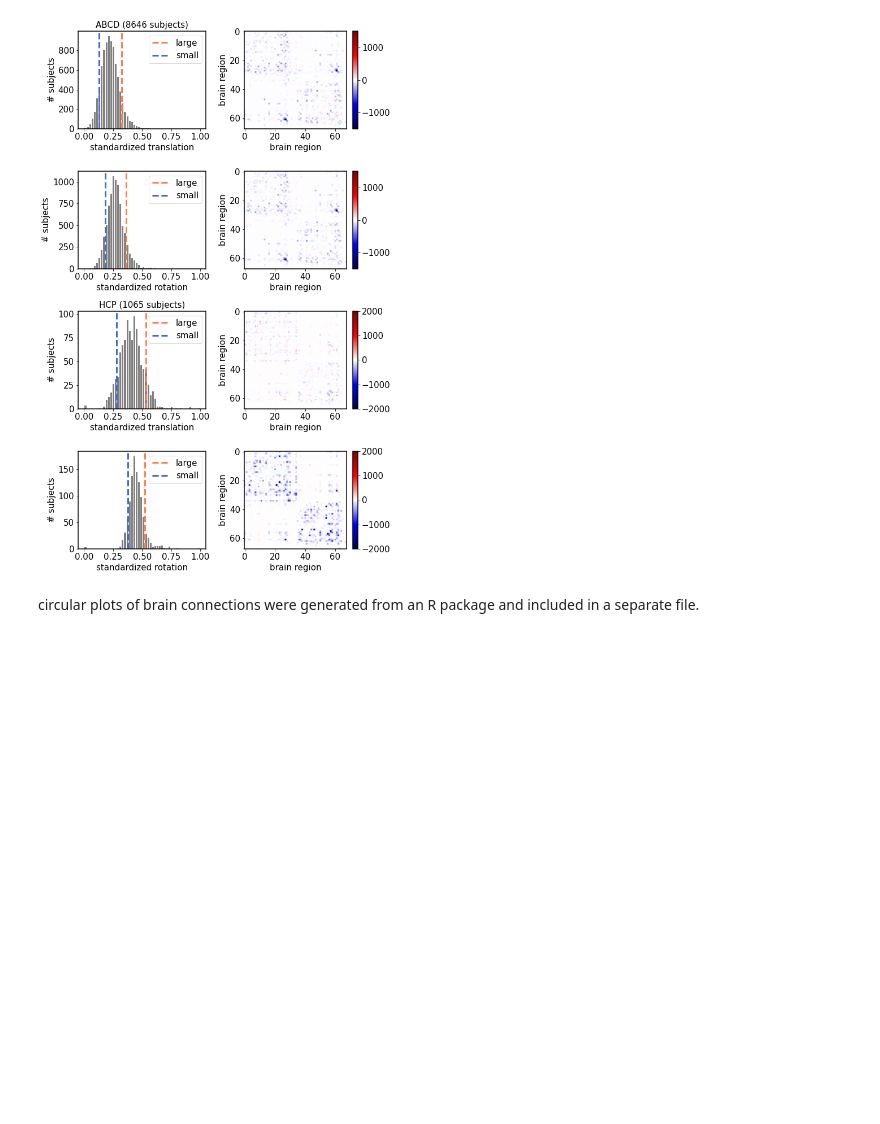
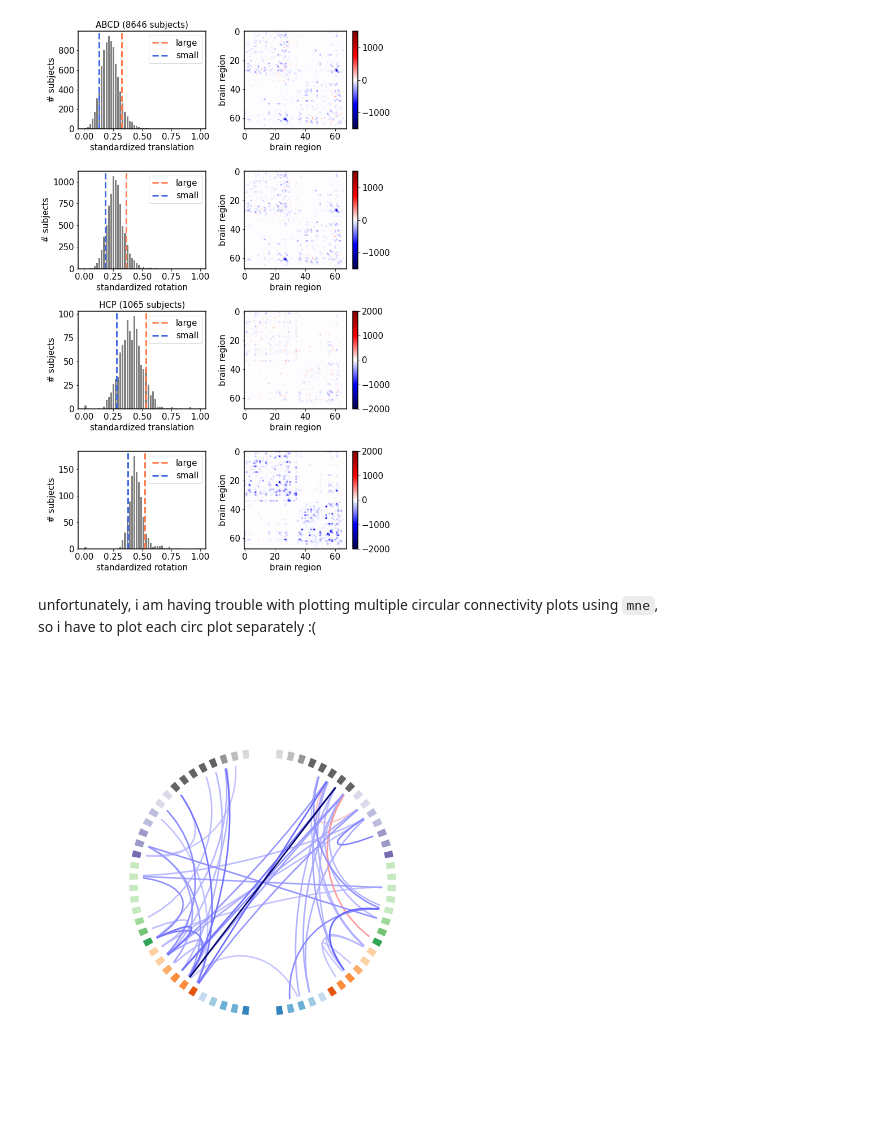
Before and after one commit to yzhang511/inv-vae, a Jupyter notebook: reproducible_results/fig2_quantify_motion.ipynb, the cells around one changed output. Cells and saved outputs as stored; diff of their text form; code cells hidden in the pictures; blank space fills up the shorter version.

Commit message:
add circ plots

```diff
--- a/reproducible_results/fig2_quantify_motion.ipynb
+++ b/reproducible_results/fig2_quantify_motion.ipynb
@@ -122,2 +173,23 @@ np.save('saved_data/hcp_diff_rotat_nets.npy', hcp_diff_rotat_nets)
-# %% [markdown]
-circular plots of brain connections were generated from an R package and included in a separate file.
+# %% [markdown]
+unfortunately, i am having trouble with plotting multiple circular connectivity plots using `mne`,\
+so i have to plot each circ plot separately :(
+# %%
+fig, ax = plt.subplots(figsize=(8, 8),
+                       subplot_kw=dict(polar=True))
+fig, ax = plot_connectivity_circle(abcd_diff_trans_nets.reshape(n_rois,n_rois)*count_offset,
+                         node_angles=node_angles,
+                         node_colors=label_colors,
+                         facecolor='white',
+                         node_edgecolor='white',
+                         colormap='seismic',
+                         node_height=1.,
+                         node_linewidth=5.,
+                         vmin=-1500,
+                         vmax=1500,
+                         node_names=np.arange(n_rois),
+                         colorbar=False,
+                         n_lines=50, ax=ax)
+fig.tight_layout()
+fig.savefig('saved_figs/fig2_quantify_motion_panel_2_abcd_trans.png', dpi=300)
+# %% [output]
+[figure, added]
```
Also changed, not shown: parts of 7 cells of this notebook, 2 other files.
